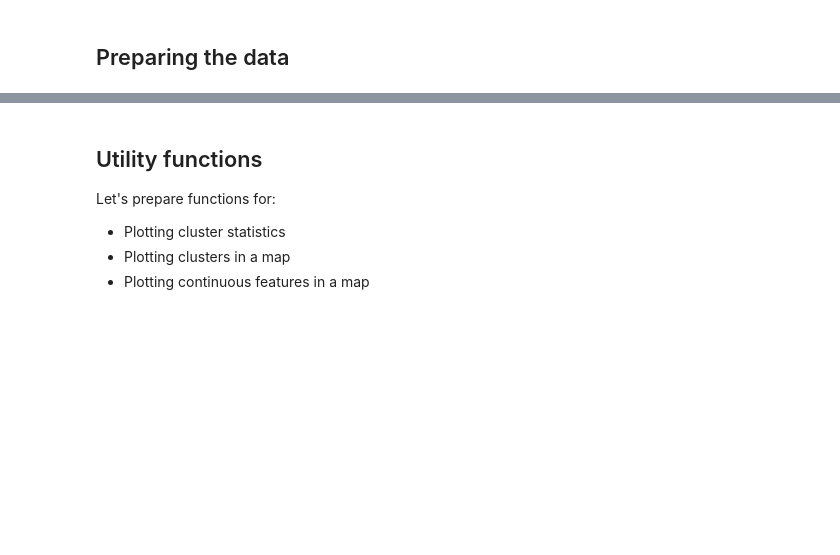
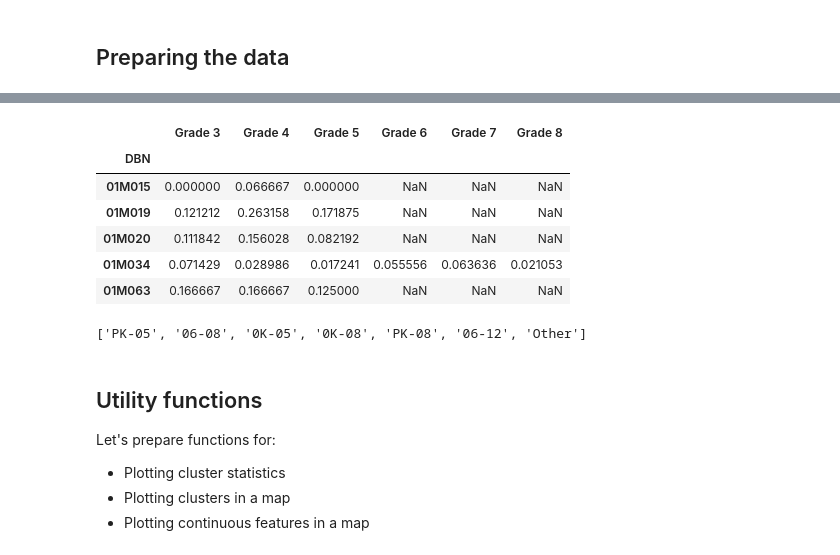
Before and after one commit to araraonline/kag-passnyc, a Jupyter notebook: notebooks/kernel-ethnic-clustering.ipynb, the cells around one changed output, grey strips where cells are left out. Drawn from its saved outputs; the diff is of its cells as text; code cells hidden in the pictures; blank space fills up the shorter version.

```diff
--- a/notebooks/kernel-ethnic-clustering.ipynb
+++ b/notebooks/kernel-ethnic-clustering.ipynb
@@ -85,3 +92,62 @@ df.head()
+# %%
+### percentage of 4s for each school
+
+import re
+
+# melt df so that column names become a variable
+melted = df4s.reset_index().melt(id_vars='DBN', value_name='Count')
+
+# split column names (now a variable) into 'Grade', 'Test' and 'Group'
+pattern = r'^Grade (?P<Grade>\d) (?P<Test>\w+) (?:- |)(?P<Group>.*)$'
+split_cols = melted.variable.str.extract(pattern)
+
+# merge new variables with DBN and Count
+split = pd.concat([
+    melted[['DBN', 'Count']],
+    split_cols
+], axis=1)[['Test', 'DBN', 'Grade', 'Group', 'Count']]
+
+# calculate total percentage of 4s per grade in each school
+def calculate_grade_pct(df):
+    all_students_tested = df[df.Group == 'All Students Tested'].Count.sum()  # average for both tests
+    all_students_4s = df[df.Group == '4s - All Students'].Count.sum()
+
+    if all_students_tested > 0:
+        return all_students_4s / all_students_tested
+    else:
+        return np.nan
+aggregate = split.groupby(['DBN', 'Grade']).apply(calculate_grade_pct).rename('Mean 4s').reset_index()
+
+# unstack results so we can use them with parallel_coordinates
+planified = aggregate.set_index(['DBN', 'Grade'])['Mean 4s'].unstack()
+planified.columns.name = None
+planified.columns = ["Grade {}".format(c) for c in planified.columns]
+
+# nicer name
+percentage4s = planified.copy()
+percentage4s.head()
+# %% [output]
+|  | Grade 3 | Grade 4 | Grade 5 | Grade 6 | Grade 7 | Grade 8 |
+| DBN |  |  |  |  |  |  |
+| 01M015 | 0.000000 | 0.066667 | 0.000000 | NaN | NaN | NaN |
+| 01M019 | 0.121212 | 0.263158 | 0.171875 | NaN | NaN | NaN |
+| 01M020 | 0.111842 | 0.156028 | 0.082192 | NaN | NaN | NaN |
+| 01M034 | 0.071429 | 0.028986 | 0.017241 | 0.055556 | 0.063636 | 0.021053 |
+| 01M063 | 0.166667 | 0.166667 | 0.125000 | NaN | NaN | NaN |
+# %%
+### available grades sorted by incindence
+
+data = df.copy()
+all_grades = data.apply(lambda x: x['Grade Low'] + '-' + x['Grade High'], axis=1)
+
+grades_cnt = all_grades.value_counts().to_dict()
+grades = [g for g in set(all_grades) if grades_cnt[g] > 50]
+grades = sorted(grades, key=lambda x: grades_cnt[x], reverse=True)
+grades = grades + ['Other']
+
+print(grades)
+# %% [output]
+['PK-05', '06-08', '0K-05', '0K-08', 'PK-08', '06-12', 'Other']
 # %% [markdown]
 ## Utility functions
 
```
Also changed, not shown: parts of 25 cells of this notebook.
